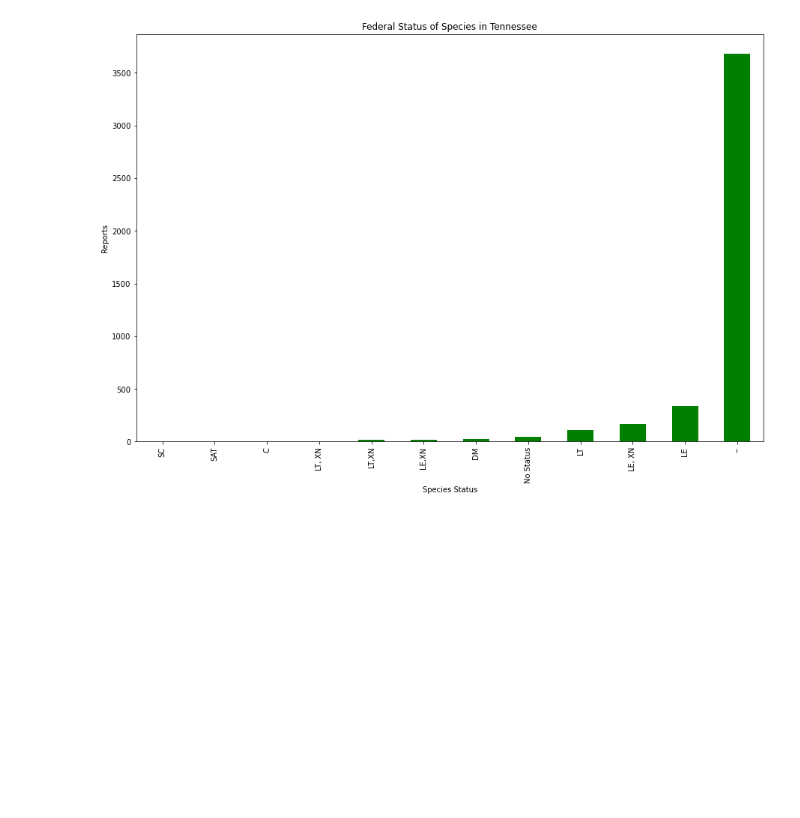
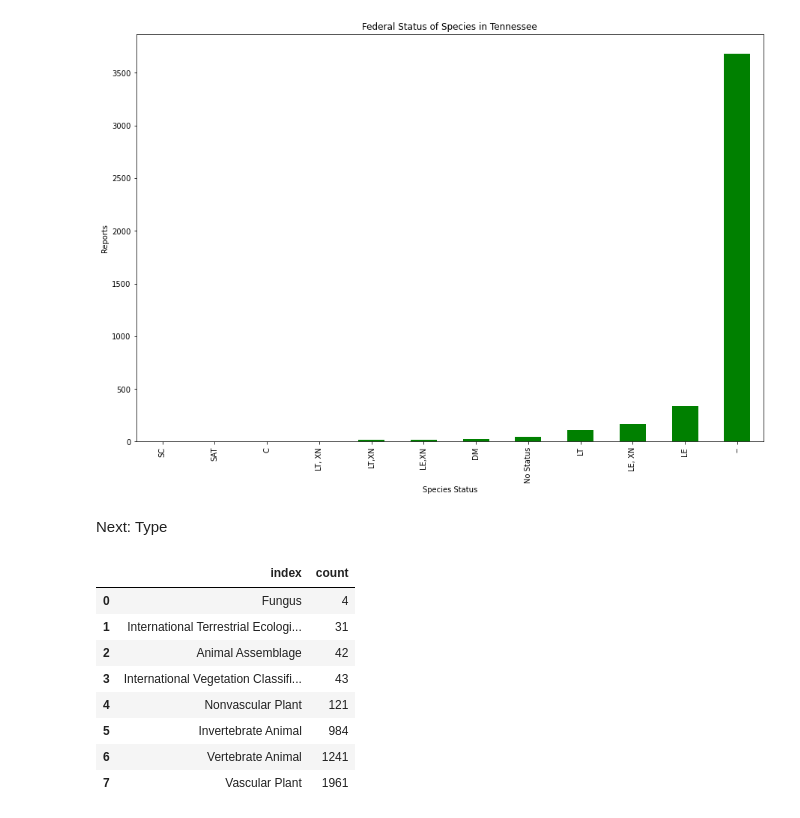
Before and after one commit to jomccall/Species-Diversity-in-Tennessee, a Jupyter notebook: notebooks/Exploration Counties Data.ipynb, the cells around one changed output. Saved outputs shown, nothing was run; the diff lists cells and outputs as text; code cells hidden in the pictures; blank space fills up the shorter version.

```diff
--- a/notebooks/Exploration Counties Data.ipynb
+++ b/notebooks/Exploration Counties Data.ipynb
@@ -247,3 +240,5 @@ fstat_df.sort_values(['count']).plot(kind = 'bar',
 # %% [output]
 <AxesSubplot:title={'center':'Federal Status of Species in Tennessee'}, xlabel='Species Status', ylabel='Reports'>
 [figure]
+# %% [markdown]
+Next: Type
@@ -249,0 +251,12 @@ fstat_df.sort_values(['count']).plot(kind = 'bar',
+# %%
+type_df.sort_values(['count']).reset_index(inplace = False)
+# %% [output]
+|  | index | count |
+| 0 | Fungus | 4 |
+| 1 | International Terrestrial Ecologi... | 31 |
+| 2 | Animal Assemblage | 42 |
+| 3 | International Vegetation Classifi... | 43 |
+| 4 | Nonvascular Plant | 121 |
+| 5 | Invertebrate Animal | 984 |
+| 6 | Vertebrate Animal | 1241 |
+| 7 | Vascular Plant | 1961 |
```
Also changed, not shown: parts of 12 cells of this notebook, 36 other files.
